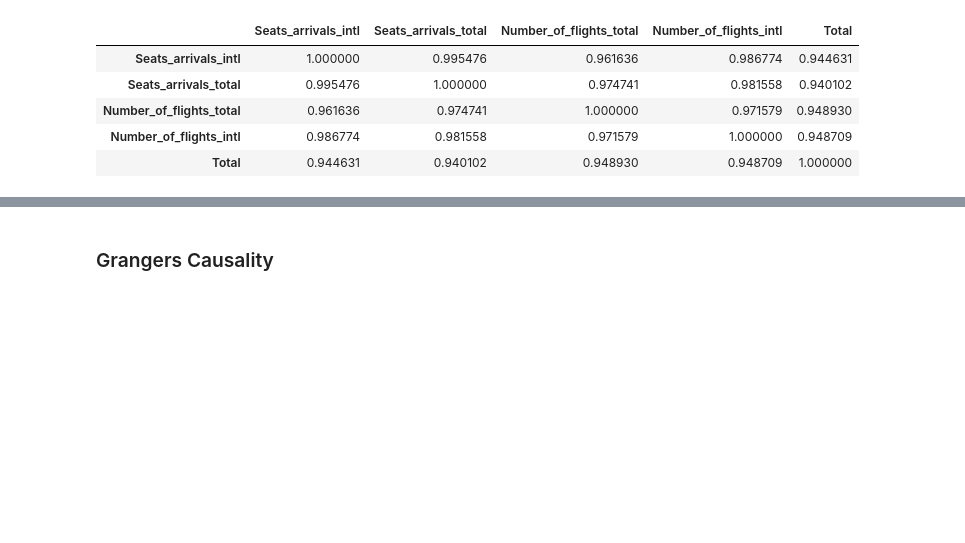
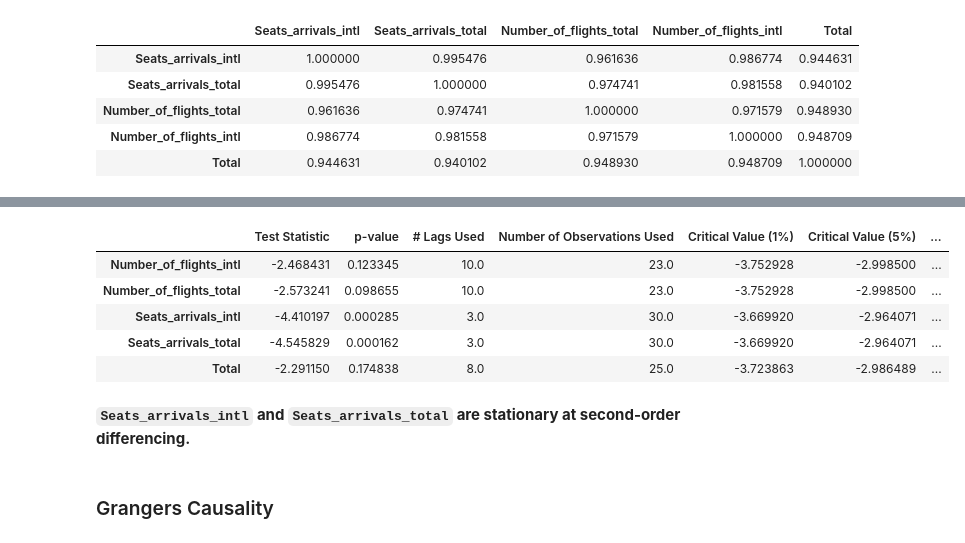
Before and after one commit to worldbank/pacific-observatory, a Jupyter notebook: scripts/notebooks/EDA-Tonga.ipynb, the cells around one changed output, grey strips where cells are left out. Saved outputs shown, nothing was run; the diff lists cells and outputs as text; code cells hidden in the pictures; blank space fills up the shorter version.

```diff
--- a/scripts/notebooks/EDA-Tonga.ipynb
+++ b/scripts/notebooks/EDA-Tonga.ipynb
@@ -257,3 +273,14 @@ dtype: float64
+# %%
+get_adf_df(tg_diff2, incl_cols)
+# %% [output]
+|  | Test Statistic | p-value | # Lags Used | Number of Observations Used | Critical Value (1%) | Critical Value (5%) | ... |
+| Number_of_flights_intl | -2.468431 | 0.123345 | 10.0 | 23.0 | -3.752928 | -2.998500 | ... |
+| Number_of_flights_total | -2.573241 | 0.098655 | 10.0 | 23.0 | -3.752928 | -2.998500 | ... |
+| Seats_arrivals_intl | -4.410197 | 0.000285 | 3.0 | 30.0 | -3.669920 | -2.964071 | ... |
+| Seats_arrivals_total | -4.545829 | 0.000162 | 3.0 | 30.0 | -3.669920 | -2.964071 | ... |
+| Total | -2.291150 | 0.174838 | 8.0 | 25.0 | -3.723863 | -2.986489 | ... |
+# %% [markdown]
+__`Seats_arrivals_intl` and `Seats_arrivals_total` are stationary at second-order differencing.__
 # %% [markdown]
 ###  Grangers Causality
 # %%
```
Also changed, not shown: parts of 20 cells of this notebook, 26 other files.
